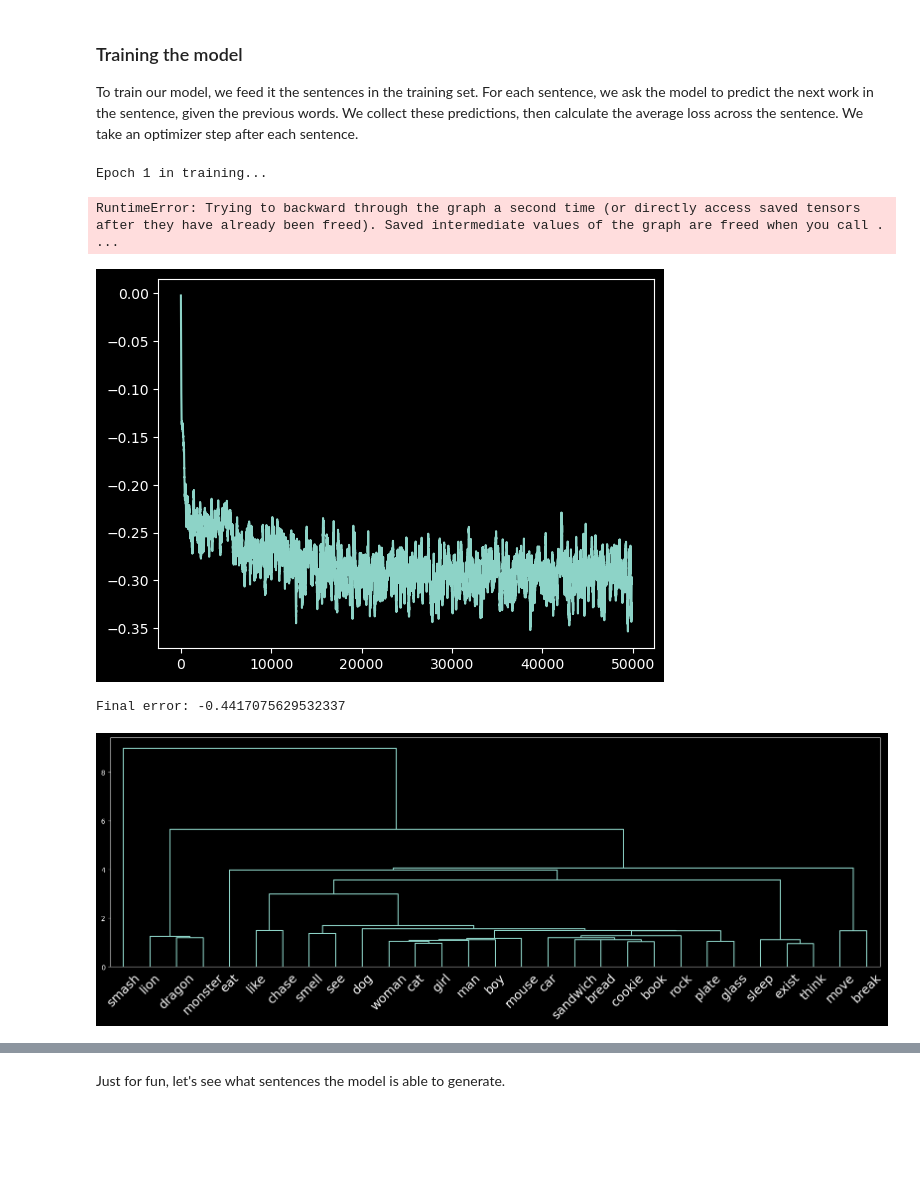
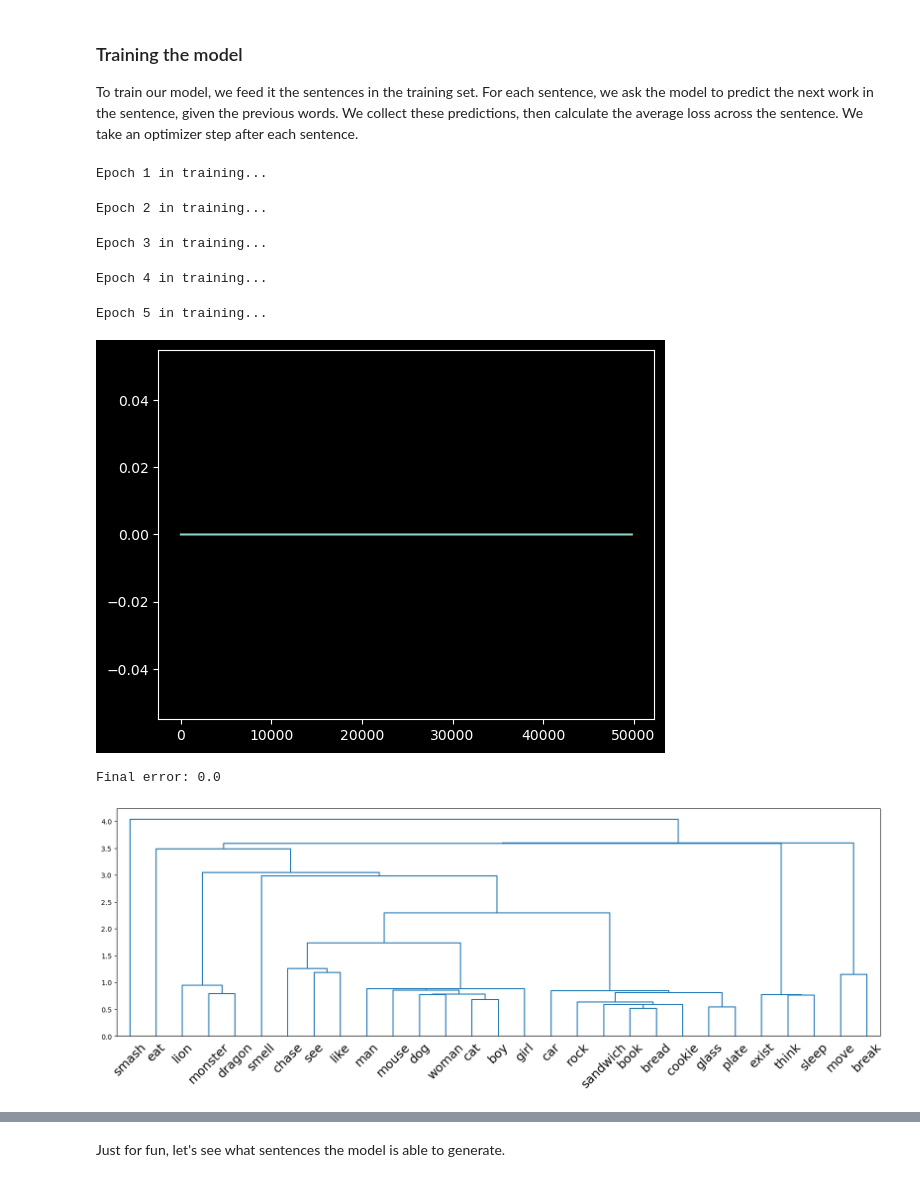
Before and after one commit to paul-talma/elman-syntax, a Jupyter notebook: elman_syntax.ipynb, the cells around one changed output, grey strips where cells are left out. Cells and saved outputs as stored; diff of their text form; code cells hidden in the pictures; blank space fills up the shorter version.

Commit message:
optimizer steps after every sentence

```diff
--- a/elman_syntax.ipynb
+++ b/elman_syntax.ipynb
@@ -19,6 +19,8 @@ import random
 from tqdm import tqdm
 from torch.distributions.categorical import Categorical
 
+plt.style.use('dark_background')
+
 RANDOM_SEED = 0
 # random.seed(RANDOM_SEED)
 # %% [markdown]
@@ -134,7 +136,7 @@ class SRN(nn.Module):
         return self.embed(torch.arange(self.vocab_size)).detach().numpy()
 # %%
 # Hyperparameters
-hidden_size = 40
+hidden_size = 20
 n_epochs = 5
 rnn = SRN(n_tokens, hidden_size)
 criterion = nn.NLLLoss()
@@ -149,26 +151,27 @@ def train(sentence_tensor, rnn):
     #   rnn : instance of SRN class
     # Output
     #   loss : [scalar] average NLL loss across prediction steps
+
     predictions = []
     hidden = rnn.initHidden()
     sentence_loss = 0
-    for i, token in enumerate(sentence_tensor[:-1]):
+
+    for token in sentence_tensor[:-1]:
         output, hidden = rnn(token, hidden)
-        optimizer.zero_grad()
-        loss = criterion(output, sentence_tensor[i+1])
-        loss.backward()
-        optimizer.step()
-        sentence_loss += loss.item()
+        predictions.append(output)
 
-        # predictions.append(output)
+    # to take an optimizer step after every sentence
 
-    # targets = sentence_tensor[1:]
-    # predictions = torch.stack(predictions)
-    # optimizer.zero_grad()
-    # loss = criterion(predictions, targets)
-    # loss.backward()
-    # optimizer.step()
-    average_loss = sentence_loss / sentence_tensor.shape[0]
+    targets = sentence_tensor[1:]
+    predictions = torch.stack(predictions)
+    loss = criterion(predictions, targets)
+
+    loss.backward()
+    optimizer.step()
+    optimizer.zero_grad()
+
+    average_loss = sentence_loss / len(sentence_tensor) #sentence_tensor.shape[0]
+
     return average_loss
 # %%
 # Training loop
@@ -182,19 +185,22 @@ for epoch in range(n_epochs):
         errors.append(sentence_loss)
 # %% [output]
 Epoch 1 in training...
-RuntimeError: Trying to backward through the graph a second time (or directly access saved tensors after they have already been freed). Saved intermediate values of the graph are freed when you call . ...
+Epoch 2 in training...
+Epoch 3 in training...
+Epoch 4 in training...
+Epoch 5 in training...
 # %%
 def rolling_avg(lst, window):
     return (np.cumsum(lst[window:]) - np.cumsum(lst[:-window])) / window
 
-plt.plot(rolling_avg(errors, 100))
+plt.plot(rolling_avg(errors, 200))
 plt.show()
 
 final_error = sum(errors[-100:])/100
 print(f"Final error: {final_error}")
 # %% [output]
-[figure, old version]
+[figure, new version]
-Final error: -0.4417075629532337
+Final error: 0.0
 # %%
 def plot_dendo(X, names, exclude=["<SOS>", "<EOS>"]):
     """
@@ -215,7 +221,7 @@ def plot_dendo(X, names, exclude=["<SOS>", "<EOS>"]):
 
 plot_dendo(rnn.get_embeddings(), unique_tokens)
 # %% [output]
-[figure, old version]
+[figure, new version]
 # %% [markdown]
 (Note: your exact results may vary, but the general picture should be similar.)
 
```
Also changed, not shown: parts of 2 cells of this notebook.
